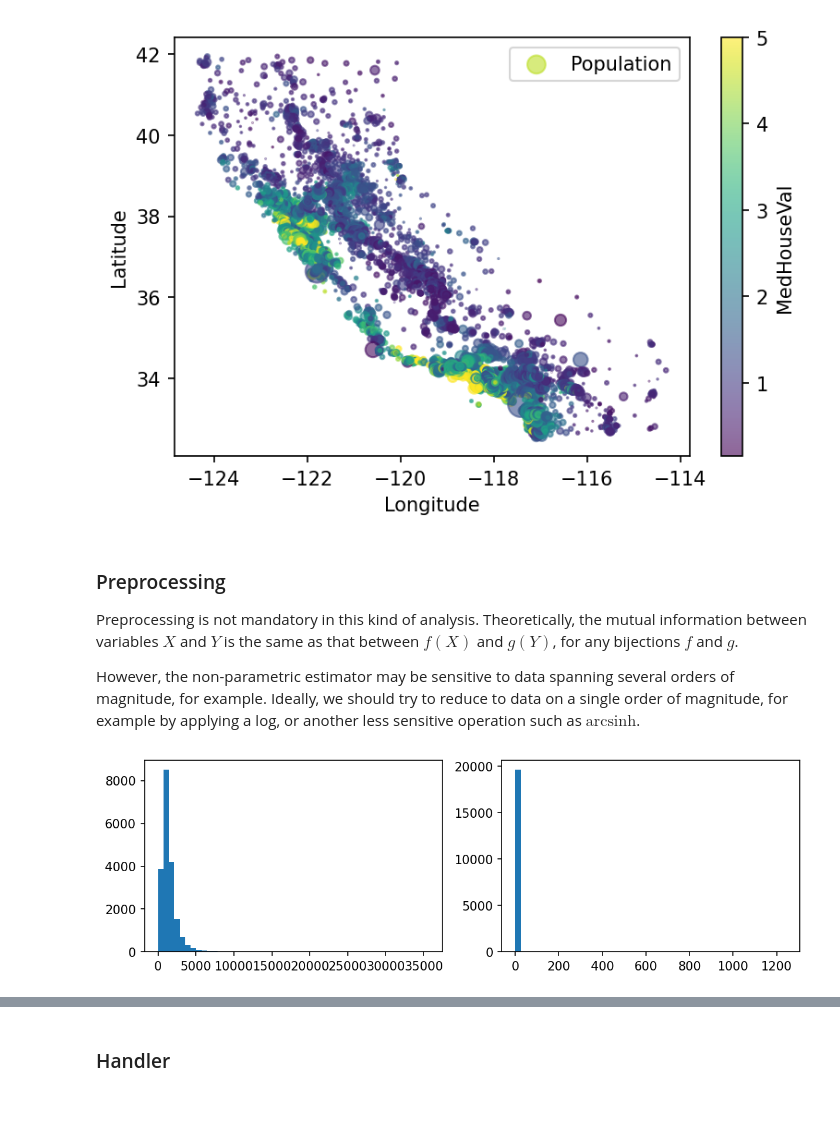
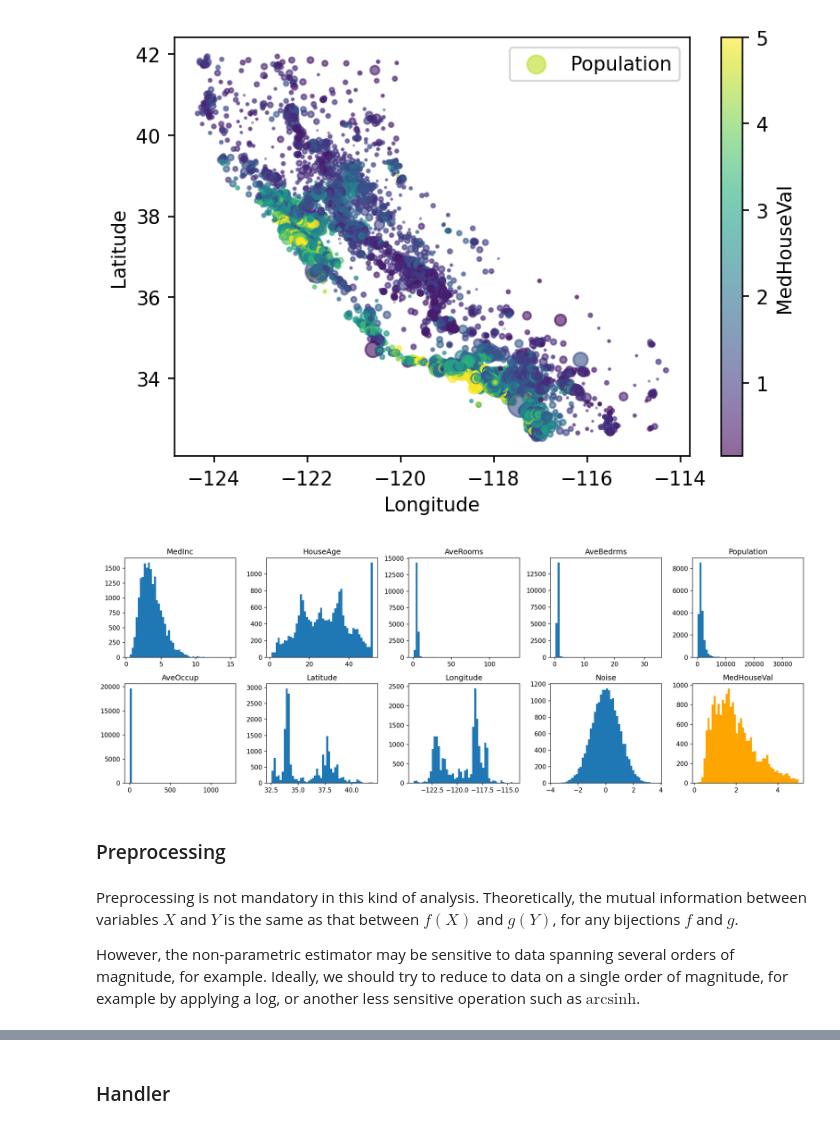
Before and after one commit to einigl/infovar, a Jupyter notebook: examples/californian-housing/main.ipynb, the cells around one changed output, grey strips where cells are left out. Cells and saved outputs as stored; diff of their text form; code cells hidden in the pictures.

```diff
--- a/examples/californian-housing/main.ipynb
+++ b/examples/californian-housing/main.ipynb
@@ -40,29 +38,31 @@ plt.show()
 filt = dataset.target < 5
+# %%
+_variables = np.concatenate(
+    [
+        dataset.data[filt],
+        np.random.normal(0, 1, size=(filt.sum(), 1)),
+    ], axis=1
+)
+_targets = dataset.target[filt].reshape(-1, 1)
+# %%
+rows, cols = 2, 5
+fig, axs = plt.subplots(rows, cols, figsize=(2.5*6.4, 1.2*4.8), dpi=150)
+axs = axs.flatten()
+
+for i, name in enumerate(dataset.feature_names + ["Noise"]):
+    axs[i].hist(_variables[:, i], bins=50)
+    axs[i].set_title(f"{name}")
+
+axs[-1].hist(_targets[:, 0], bins=50, color="orange")
+axs[-1].set_title(f"{dataset.target_names[0]}")
+
+plt.tight_layout()
+plt.show()
+# %% [output]
+[figure, added]
+# %% [markdown]
+### Preprocessing
 # %% [markdown]
-### Preprocessing
-
 Preprocessing is not mandatory in this kind of analysis. Theoretically, the mutual information between variables $X$ and $Y$ is the same as that between $f(X)$ and $g(Y)$, for any bijections $f$ and $g$.
 
 However, the non-parametric estimator may be sensitive to data spanning several orders of magnitude, for example. Ideally, we should try to reduce to data on a single order of magnitude, for example by applying a log, or another less sensitive operation such as $\mathrm{arcsinh}$.
-# %%
-_variables = np.concatenate(
-    [
-        dataset.data[filt],
-        np.random.normal(0, 1, size=(filt.sum(), 1)),
-    ], axis=1
-)
-_targets = dataset.target[filt]
-
-#
-
-plt.figure(figsize=(1.5*6.4, 0.6*4.8), dpi=150)
-
-plt.subplot(1, 2, 1)
-plt.hist(_variables[:, 4], bins=50)
-
-plt.subplot(1, 2, 2)
-plt.hist(_variables[:, 5], bins=50)
-
-plt.show()
-# %% [output]
-[figure, removed]
```
Also changed, not shown: parts of 19 cells of this notebook, 25 other files.
